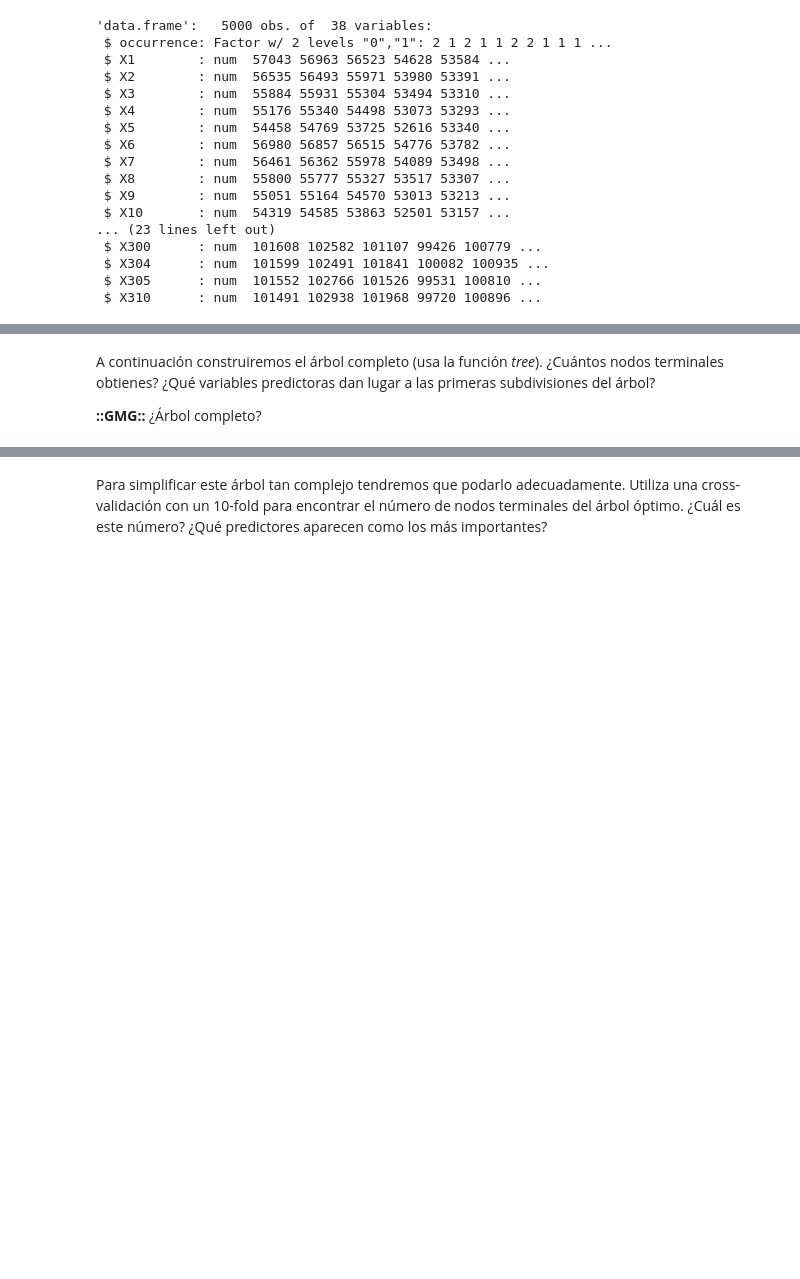
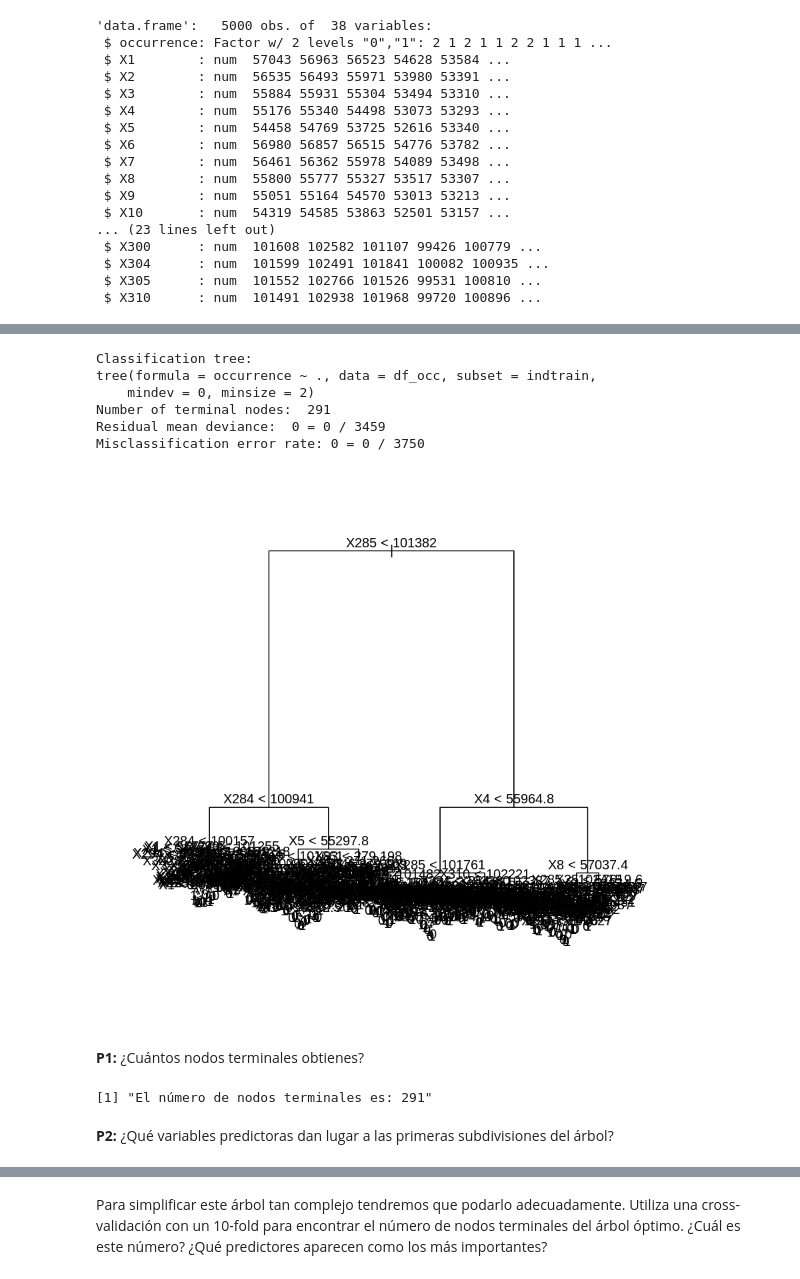
Before and after one commit to yerartdev/uc-m1966-datamining, a Jupyter notebook: d3/S17-T03_LAB_IntercomparisonTechniques.ipynb, the cells around one changed output, grey strips where cells are left out. Saved outputs shown, nothing was run; the diff lists cells and outputs as text; code cells hidden in the pictures; blank space fills up the shorter version.

Commit message:
m1966 - práctica T023 (Itercomparison techniques) - punto 1: occurrence classification, árbol completo, cv best, post-pruning, predict

```diff
--- a/d3/S17-T03_LAB_IntercomparisonTechniques.ipynb
+++ b/d3/S17-T03_LAB_IntercomparisonTechniques.ipynb
@@ -128,8 +135,8 @@ str(occurrence)
  num [1:5000] 1 0 1 0 0 1 1 0 0 0 ...
 # %%
 # dataframe for occurrence
-df <- cbind(occurrence,x)
-str(df)
+df_occ <- cbind(occurrence,x)
+str(df_occ)
 # %% [output]
 'data.frame':   5000 obs. of  38 variables:
  $ occurrence: num  1 0 1 0 0 1 1 0 0 0 ...
@@ -149,5 +156,5 @@ str(df)
  $ X305      : num  101552 102766 101526 99531 100810 ...
  $ X310      : num  101491 102938 101968 99720 100896 ...
 # %%
-df$occurrence <- as.factor(df$occurrence)
+df_occ$occurrence <- as.factor(df_occ$occurrence)
 # %%
@@ -173,4 +192,30 @@ str(df)
+# %%
+set.seed(123)
+#::GMG::Complete tree (tree)
+tree_occ_cp <- tree(occurrence ~ .,
+                   subset= indtrain,
+                   data = df_occ, mindev = 0, minsize = 2)
+# %%
+summary(tree_occ_cp)
+# %% [output]
+Classification tree:
+tree(formula = occurrence ~ ., data = df_occ, subset = indtrain,
+    mindev = 0, minsize = 2)
+Number of terminal nodes:  291
+Residual mean deviance:  0 = 0 / 3459
+Misclassification error rate: 0 = 0 / 3750
+# %%
+plot(tree_occ_cp)
+text(tree_occ_cp, pretty = F)
+# %% [output]
+[figure, added]
+# %% [markdown]
+**P1:** ¿Cuántos nodos terminales obtienes?
+# %%
+#::GMG::count terminal nodes
+# https://stackoverflow.com/questions/53208273/how-to-count-nodes-in-a-tree-in-r
+paste('El número de nodos terminales es:', length(unique(tree_occ_cp$where)))
+# %% [output]
+[1] "El número de nodos terminales es: 291"
 # %% [markdown]
-A continuación construiremos el árbol completo (usa la función *tree*). ¿Cuántos nodos terminales obtienes? ¿Qué variables predictoras dan lugar a las primeras subdivisiones del árbol?
-
-**::GMG::** ¿Árbol completo?
+**P2:** ¿Qué variables predictoras dan lugar a las primeras subdivisiones del árbol?
```
Also changed, not shown: parts of 35 cells of this notebook.
